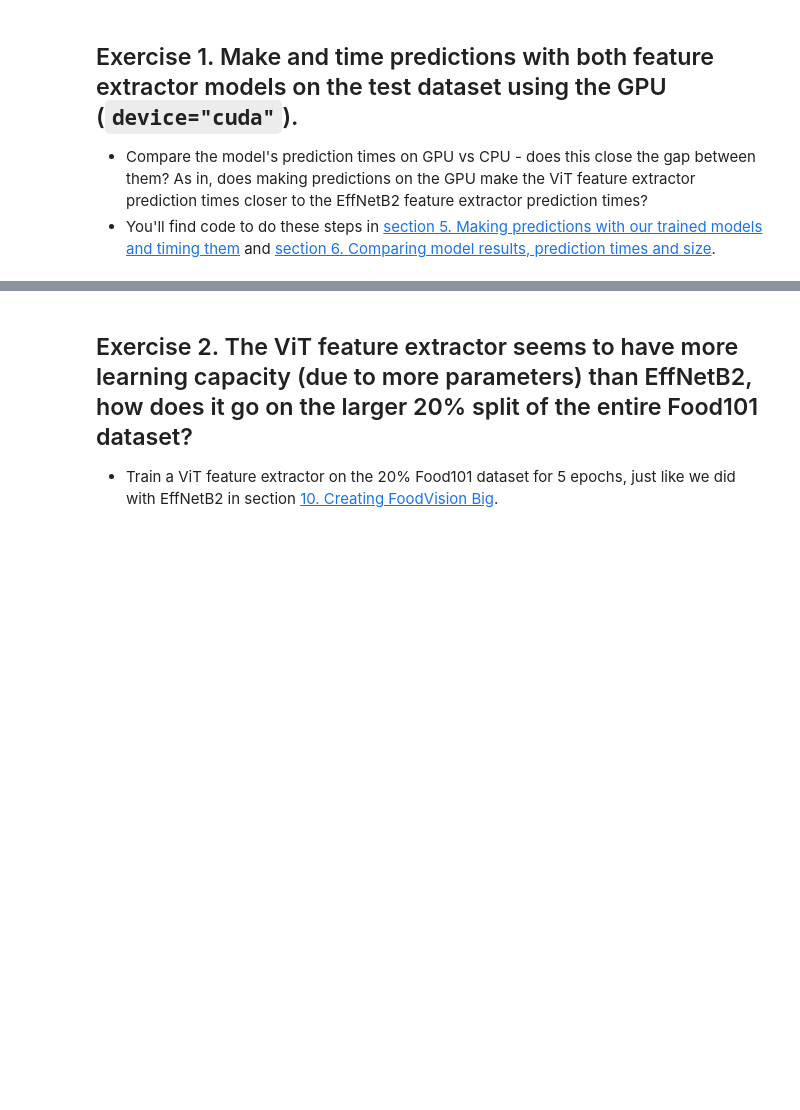
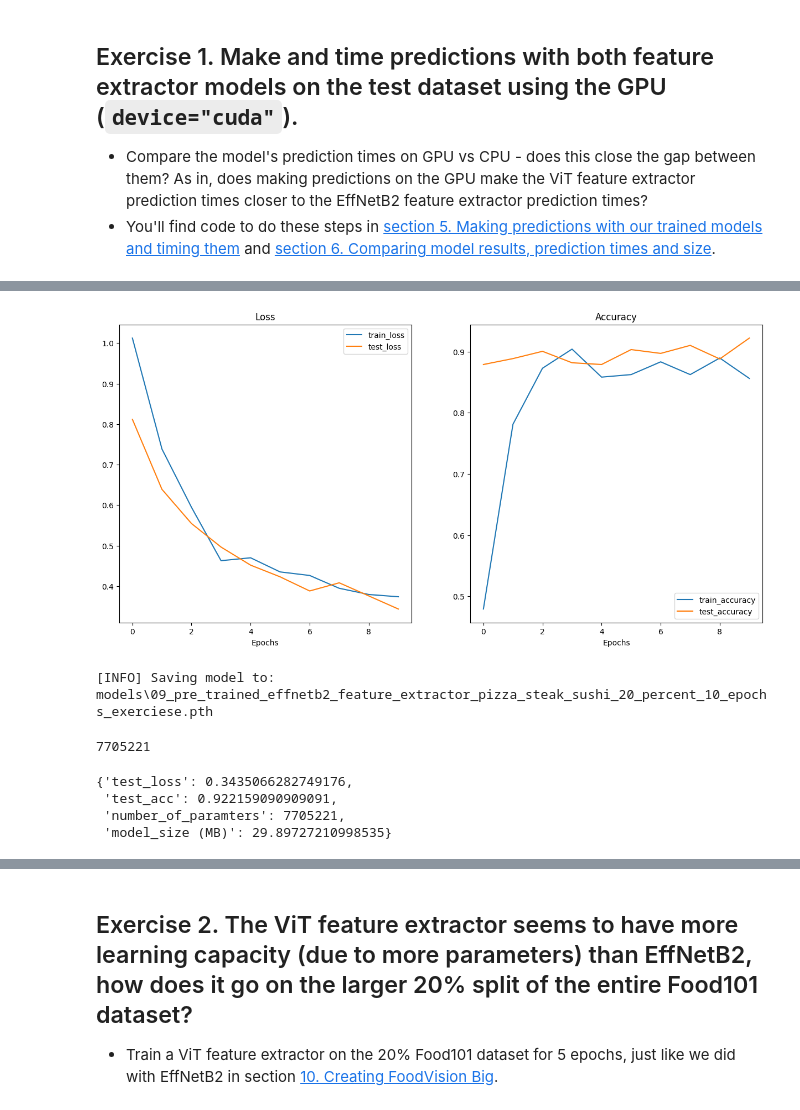
Before and after one commit to HassanAlam55/PyTorch_Deep_Learning_Bootcamp, a Jupyter notebook: 09_pytorch_model_deployment_exercises - Practice.ipynb, the cells around one changed output, grey strips where cells are left out. Drawn from its saved outputs; the diff is of its cells as text; code cells hidden in the pictures; blank space fills up the shorter version.

Commit message:
time for cuda done, need to adapt to cpu and also load and do it

```diff
--- a/09_pytorch_model_deployment_exercises - Practice.ipynb
+++ b/09_pytorch_model_deployment_exercises - Practice.ipynb
@@ -198,0 +226,10 @@ plt.axis(False);
+# %%
+effnetb2, effnetb2_transforms = create_effnetb2(output_feature_count=3)
+effnetb2
+print(summary(model=effnetb2,
+        input_size= (1, 3, 224, 224),
+        col_names=['input_size', 'output_size', 'num_params', 'trainable'],
+        col_width=20,
+        row_settings=['var_names']))
+
+effnetb2_transforms
@@ -198,0 +261,3 @@ plt.axis(False);
+# %%
+loss_fn = nn.CrossEntropyLoss()
+effnetb2_optimizer = torch.optim.Adam(effnetb2.parameters(), lr=1e-3)
@@ -198,0 +323,12 @@ plt.axis(False);
+# %%
+# train effnetb2
+set_seeds()
+device = 'cuda'
+effnetb2_retults = train (model = effnetb2,
+                          train_dataloader=train_dataloader,
+                          test_dataloader=test_dataloader,
+                          optimizer=effnetb2_optimizer,
+                          loss_fn = loss_fn,
+                          epochs = 10,
+                          device=device,
+                          writer=writer)
@@ -198,0 +346,30 @@ plt.axis(False);
+# %%
+plot_loss_curves(effnetb2_retults)
+# %% [output]
+[figure, added]
+# %%
+model_path = f"09_pre_trained_effnetb2_feature_extractor_pizza_steak_sushi_20_percent_{10}_epochs_exerciese.pth"
+save_model (model = effnetb2,
+            target_dir="models",
+            model_name = model_path)
+# %% [output]
+[INFO] Saving model to: models\09_pre_trained_effnetb2_feature_extractor_pizza_steak_sushi_20_percent_10_epochs_exerciese.pth
+# %%
+pretrained_effnetb2_model_size = Path("models/", model_path).stat().st_size/(1024 * 1024)
+# count number of paramters
+effnetb2_total_params = sum(torch.numel(param) for param in effnetb2.parameters())
+effnetb2_total_params
+# %% [output]
+7705221
+# %%
+effnetb2_stats = {'test_loss':effnetb2_retults['test_loss'][-1],
+                  'test_acc':effnetb2_retults['test_acc'][-1],
+                  'number_of_paramters': effnetb2_total_params,
+                  'model_size (MB)': pretrained_effnetb2_model_size}
+
+effnetb2_stats
+# %% [output]
+{'test_loss': 0.3435066282749176,
+ 'test_acc': 0.922159090909091,
+ 'number_of_paramters': 7705221,
+ 'model_size (MB)': 29.89727210998535}
```
Also changed, not shown: parts of 9 cells of this notebook.
